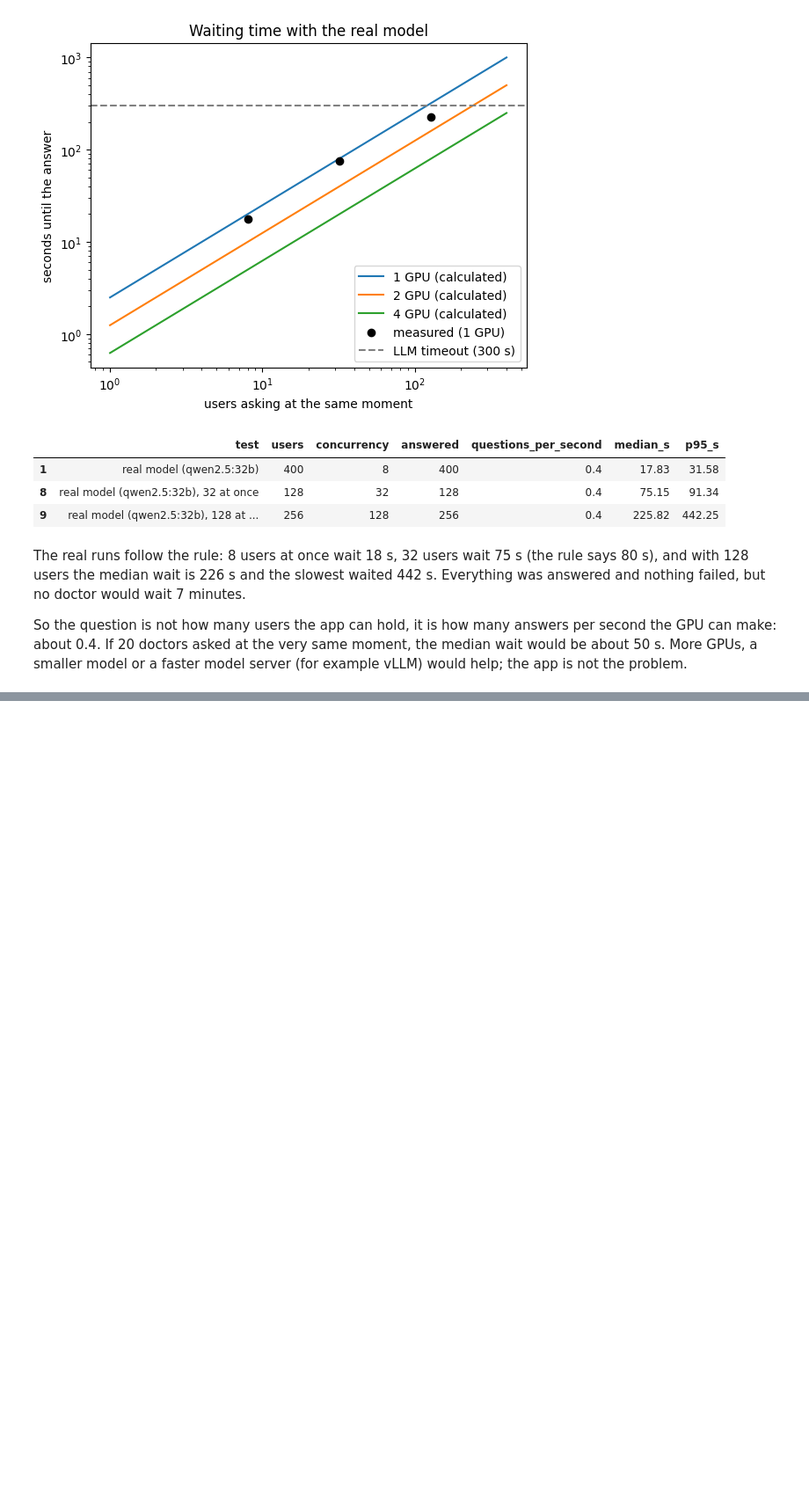
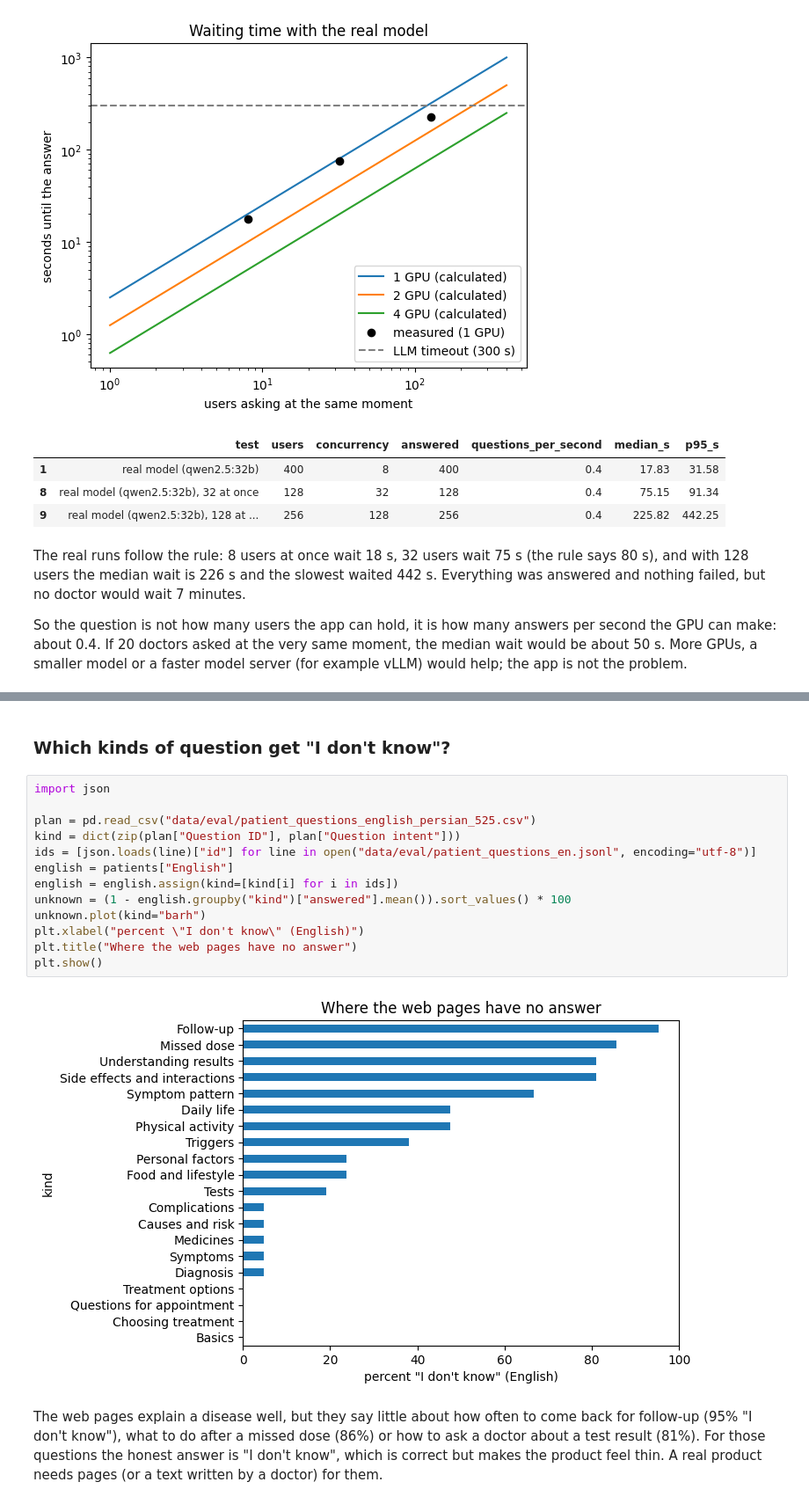
Before and after one commit to payamfirouzfar/namazi-rag, a Jupyter notebook: walkthrough.ipynb, the cells around one changed output, grey strips where cells are left out. Shown at 88% size. Drawn from its saved outputs; the diff is of its cells as text; blank space fills up the shorter version.

```diff
--- a/walkthrough.ipynb
+++ b/walkthrough.ipynb
@@ -862,0 +924,21 @@ the median wait would be about 50 s. More GPUs, a smaller model or a faster mode
+# %% [markdown]
+### Which kinds of question get "I don't know"?
+# %%
+import json
+
+plan = pd.read_csv("data/eval/patient_questions_english_persian_525.csv")
+kind = dict(zip(plan["Question ID"], plan["Question intent"]))
+ids = [json.loads(line)["id"] for line in open("data/eval/patient_questions_en.jsonl", encoding="utf-8")]
+english = patients["English"]
+english = english.assign(kind=[kind[i] for i in ids])
+unknown = (1 - english.groupby("kind")["answered"].mean()).sort_values() * 100
+unknown.plot(kind="barh")
+plt.xlabel("percent \"I don't know\" (English)")
+plt.title("Where the web pages have no answer")
+plt.show()
+# %% [output]
+[figure, added]
+# %% [markdown]
+The web pages explain a disease well, but they say little about how often to come back for follow-up (95% "I don't know"), what to do after a missed dose (86%)
+or how to ask a doctor about a test result (81%). For those questions the honest answer is "I don't know", which is correct but makes the product feel thin.
+A real product needs pages (or a text written by a doctor) for them.
```
Also changed, not shown: parts of 18 cells of this notebook, 26 other files.
